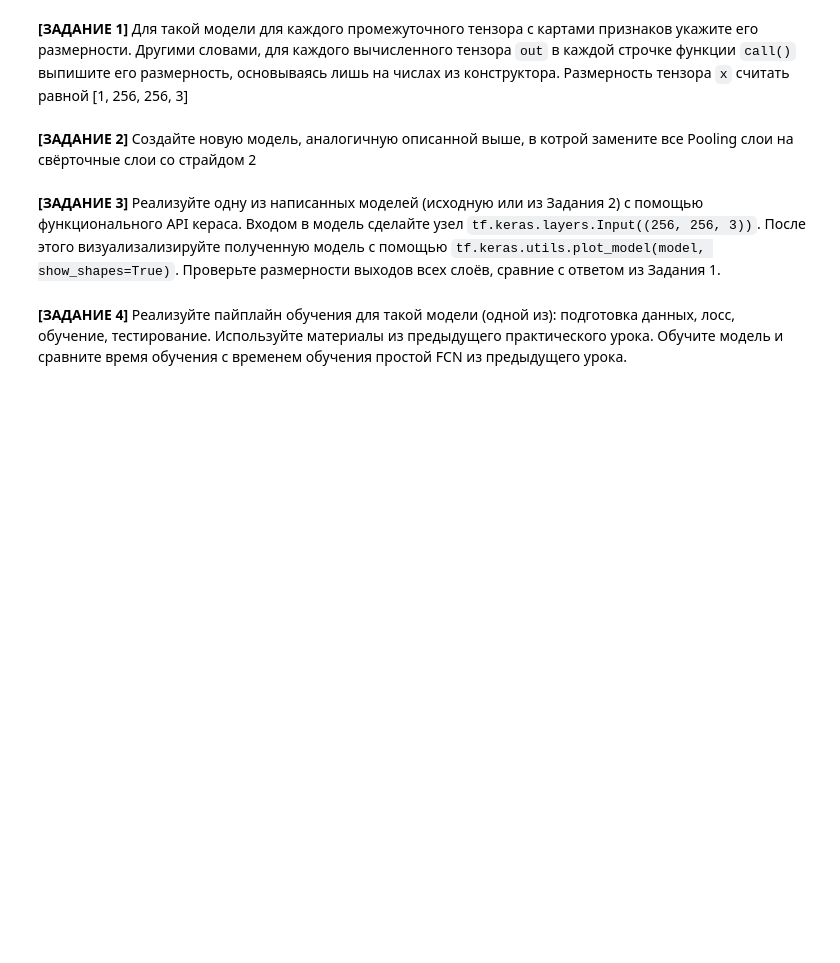
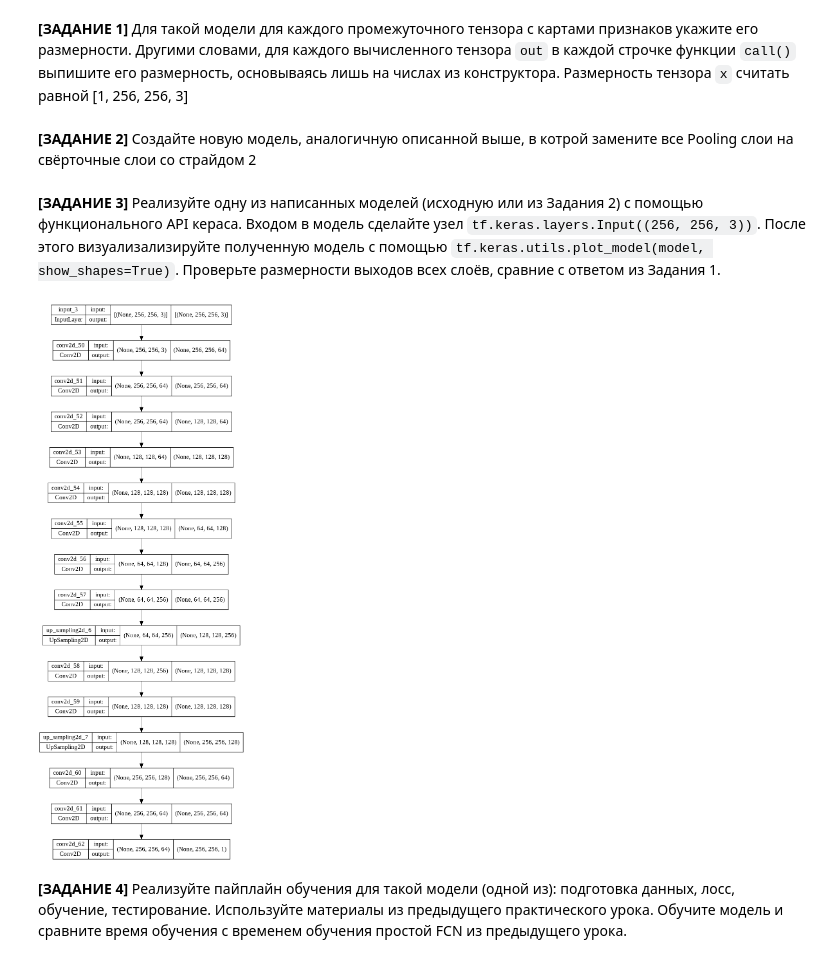
Before and after one commit to vsolodkyi/NeuralNetworks_SkillBox, a Jupyter notebook: module_7/Реализация_модернизированной_FCN_сети.ipynb, the cells around one changed output. Drawn from its saved outputs; the diff is of its cells as text; code cells hidden in the pictures; blank space fills up the shorter version.

```diff
--- a/module_7/Реализация_модернизированной_FCN_сети.ipynb
+++ b/module_7/Реализация_модернизированной_FCN_сети.ipynb
@@ -75,6 +127,31 @@ model = Model()
 # %% [markdown]
 
 **[ЗАДАНИЕ 3]** Реализуйте одну из написанных моделей (исходную или из Задания 2) с помощью функционального API кераса. Входом в модель сделайте узел `tf.keras.layers.Input((256, 256, 3))`. После этого визуализализируйте полученную модель с помощью `tf.keras.utils.plot_model(model, show_shapes=True)`. Проверьте размерности выходов всех слоёв, сравние с ответом из Задания 1.
+# %%
+input_layer = tf.keras.layers.Input((256, 256, 3))
+
+x = tf.keras.layers.Conv2D(64, (3, 3), padding='same', activation='relu')
+out = x(input_layer)
+out = tf.keras.layers.Conv2D(64, (3, 3), padding='same', activation='relu')(out)
+out = tf.keras.layers.Conv2D(64, (3, 3), strides=(2, 2), padding='same', activation='relu')(out)
+out = tf.keras.layers.Conv2D(128, (3, 3), padding='same', activation='relu')(out)
+out = tf.keras.layers.Conv2D(128, (3, 3), padding='same', activation='relu')(out)
+out = tf.keras.layers.Conv2D(128, (3, 3), strides=(2, 2), padding='same', activation='relu')(out)
+out = tf.keras.layers.Conv2D(256, (3, 3), padding='same', activation='relu')(out)
+out = tf.keras.layers.Conv2D(256, (3, 3), padding='same', activation='relu')(out)
+
+out = tf.keras.layers.UpSampling2D((2, 2))(out)
+out = tf.keras.layers.Conv2D(128, (3, 3), padding='same', activation='relu')(out)
+out = tf.keras.layers.Conv2D(128, (3, 3), padding='same', activation='relu')(out)
+out = tf.keras.layers.UpSampling2D((2, 2))(out)
+out = tf.keras.layers.Conv2D(64, (3, 3), padding='same', activation='relu')(out)
+out = tf.keras.layers.Conv2D(64, (3, 3), padding='same', activation='relu')(out)
+out = tf.keras.layers.Conv2D(1, (3, 3), padding='same', activation='sigmoid')(out)
+
+model_supernew = tf.keras.models.Model(inputs=input_layer, outputs=out)
+tf.keras.utils.plot_model(model_supernew, show_shapes=True)
+# %% [output]
+[figure, added]
 # %% [markdown]
 
 **[ЗАДАНИЕ 4]** Реализуйте пайплайн обучения для такой модели (одной из): подготовка данных, лосс, обучение, тестирование. Используйте материалы из предыдущего практического урока. Обучите модель и сравните время обучения с временем обучения простой FCN из предыдущего урока.
```
Also changed, not shown: parts of 10 cells of this notebook.
